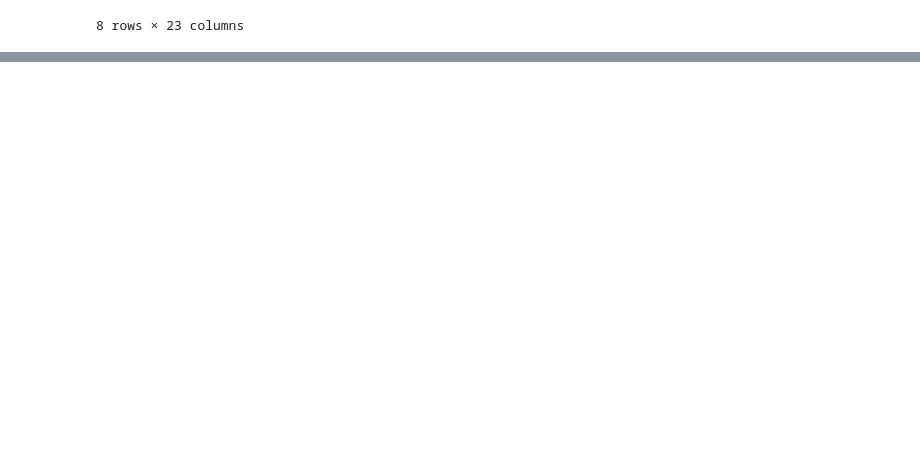
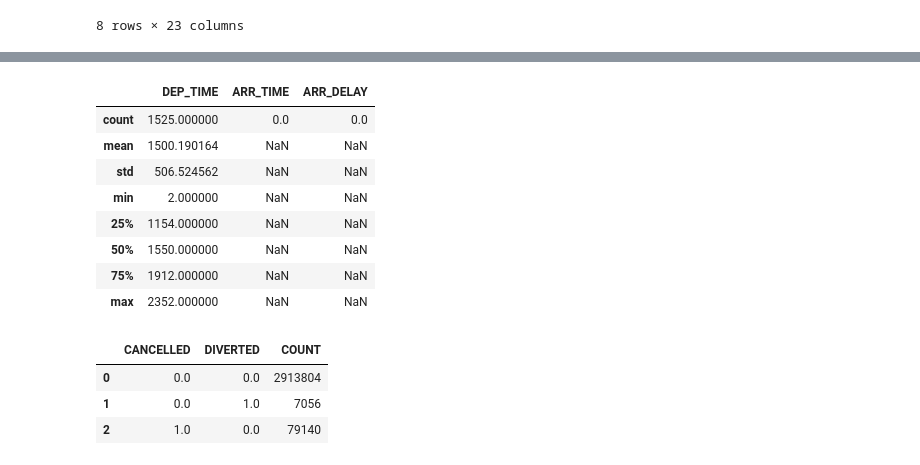
Before and after one commit to build-by-Ayush/Mini_Projects, a Jupyter notebook: Python/Airline Delay & Operational Performance Analysis/notebooks/notebooks.ipynb, the cells around one changed output, grey strips where cells are left out. Cells and saved outputs as stored; diff of their text form; code cells hidden in the pictures; blank space fills up the shorter version.

```diff
--- a/Python/Airline Delay & Operational Performance Analysis/notebooks/notebooks.ipynb
+++ b/Python/Airline Delay & Operational Performance Analysis/notebooks/notebooks.ipynb
@@ -62,0 +121,21 @@ df.describe()
+# %%
+df[df.CANCELLED == 1.0][['DEP_TIME', 'ARR_TIME', 'ARR_DELAY']].describe()
+# %% [output]
+|  | DEP_TIME | ARR_TIME | ARR_DELAY |
+| count | 1525.000000 | 0.0 | 0.0 |
+| mean | 1500.190164 | NaN | NaN |
+| std | 506.524562 | NaN | NaN |
+| min | 2.000000 | NaN | NaN |
+| 25% | 1154.000000 | NaN | NaN |
+| 50% | 1550.000000 | NaN | NaN |
+| 75% | 1912.000000 | NaN | NaN |
+| max | 2352.000000 | NaN | NaN |
+# %%
+#Status relationship
+
+df.groupby(['CANCELLED', 'DIVERTED']).size().reset_index(name='COUNT')
+# %% [output]
+|  | CANCELLED | DIVERTED | COUNT |
+| 0 | 0.0 | 0.0 | 2913804 |
+| 1 | 0.0 | 1.0 | 7056 |
+| 2 | 1.0 | 0.0 | 79140 |
```
Also changed, not shown: parts of 6 cells of this notebook.
